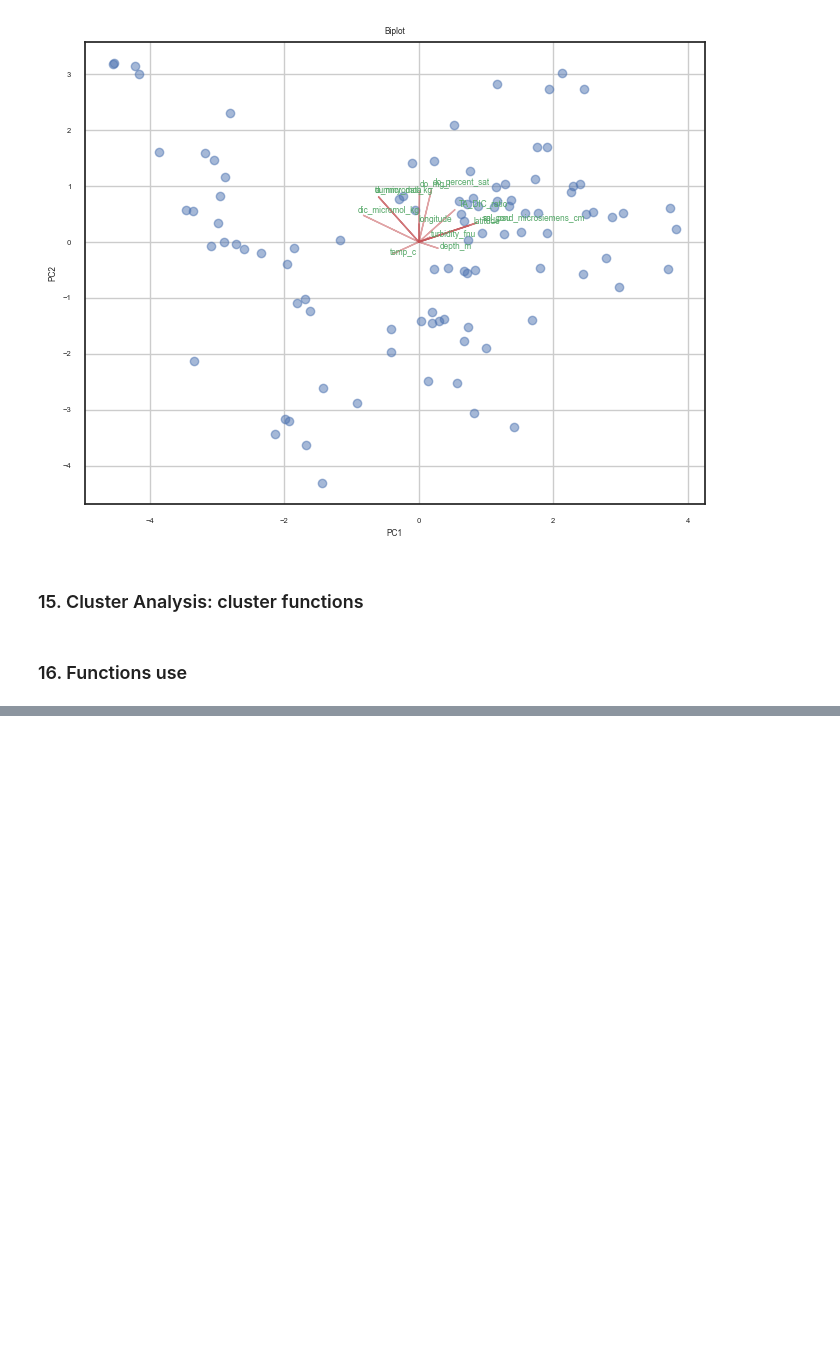
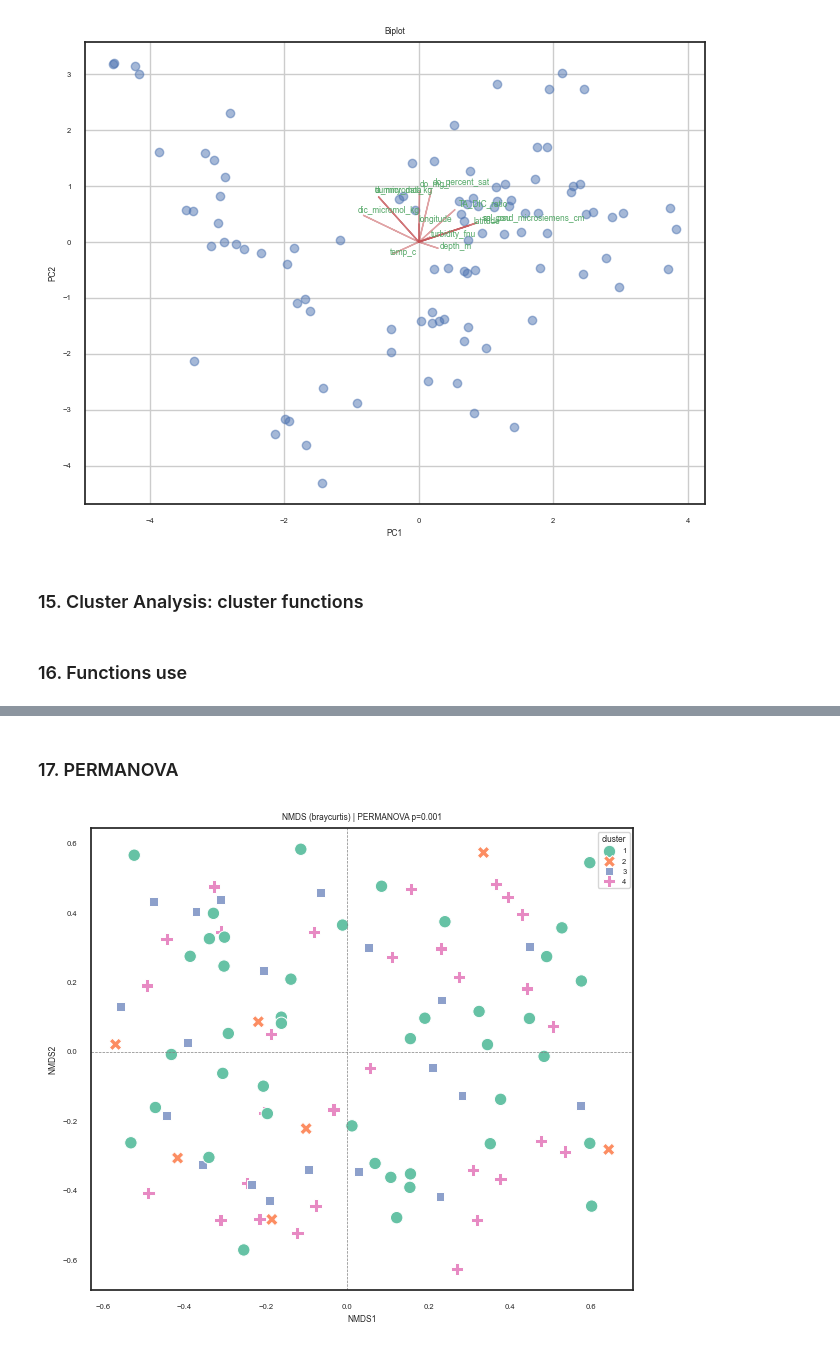
Before and after one commit to Juan-git-fciencias/modelado-ecologico, a Jupyter notebook: Mi script_Juan_Reyes.ipynb, the cells around one changed output, grey strips where cells are left out. Saved outputs shown, nothing was run; the diff lists cells and outputs as text; code cells hidden in the pictures; blank space fills up the shorter version.

Commit message:
PERMANOVA

```diff
--- a/Mi script_Juan_Reyes.ipynb
+++ b/Mi script_Juan_Reyes.ipynb
@@ -787,0 +796,72 @@ array([1, 1, 1, 3, 3, 2, 2, 2, 2, 3, 2, 2, 2, 2, 2, 2, 1, 1, 1, 1, 1, 1,
+# %% [markdown]
+### 17. PERMANOVA
+# %%
+
+
+# PERMANOVA function
+def permanova_nmds(df, categoria, metric="braycurtis", n_iter=999, random_state=42):
+    """
+    Realiza PERMANOVA y NMDS en función de una categoría específica.
+
+    Parámetros
+    ----------
+    df : pd.DataFrame
+        DataFrame con datos de abundancia + columna categórica.
+    categoria : str
+        Nombre de la columna categórica para PERMANOVA y colorear el NMDS.
+    metric : str
+        Métrica de disimilitud (ej. 'braycurtis', 'euclidean').
+    n_iter : int
+        Número de permutaciones para PERMANOVA.
+    random_state : int
+        Semilla para reproducibilidad.
+
+    Returns
+    -------
+    results : dict
+        Contiene resultados de PERMANOVA y coordenadas de NMDS.
+    """
+
+    # Separar datos
+    X = df_clean[selected_columns]   # abundancias
+    y = df_clean[categoria]                  # categoría
+
+    # Calcular matriz de distancias
+    dm = beta_diversity(metric=metric, counts=X.values, ids=df.index)
+
+    # PERMANOVA
+    permanova_res = permanova(dm, grouping=y, permutations=n_iter)
+
+    # NMDS con sklearn
+    mds = MDS(n_components=2, dissimilarity="precomputed",
+              metric=False, random_state=random_state)
+    coords_array = mds.fit_transform(dm.data)
+
+    coords = pd.DataFrame(coords_array, columns=["NMDS1", "NMDS2"], index=df.index)
+    coords[categoria] = y.values
+
+    # Plot NMDS
+    plt.figure(figsize=(7,6))
+    sns.scatterplot(
+        data=coords,
+        x="NMDS1", y="NMDS2",
+        hue=categoria,
+        style=categoria,
+        palette="Set2",
+        s=80
+    )
+    plt.title(f"NMDS ({metric}) | PERMANOVA p={permanova_res['p-value']:.3f}")
+    plt.axhline(0, color="grey", linestyle="--", lw=0.5)
+    plt.axvline(0, color="grey", linestyle="--", lw=0.5)
+    plt.show()
+
+    return {
+        "permanova": permanova_res,
+        "nmds_coords": coords
+    }
+
+
+# Function use
+permanova_nmds(df_clean, categoria = "cluster")
+# %% [output]
+[figure, added]
```
Also changed, not shown: parts of 4 cells of this notebook, 1 other file.
